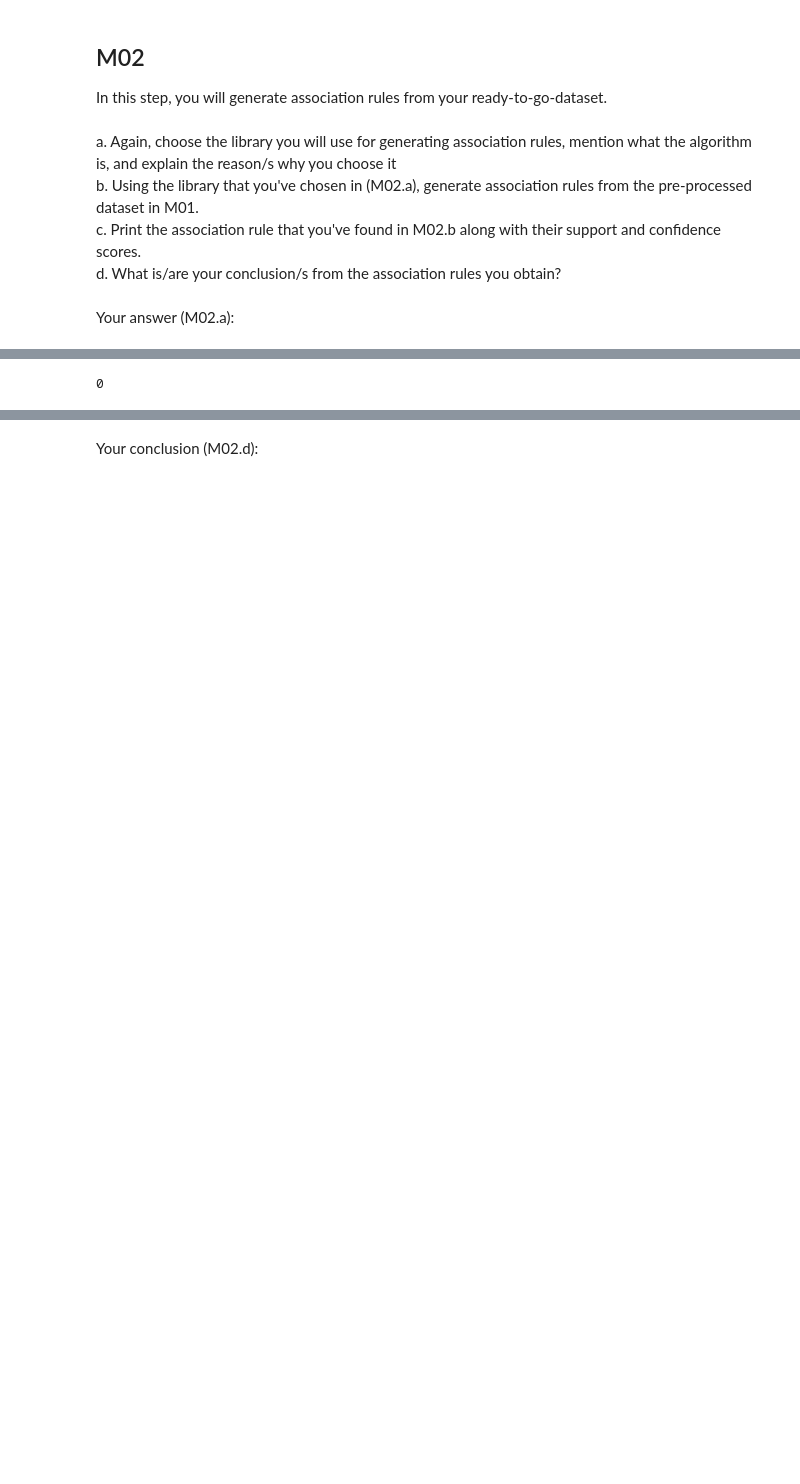
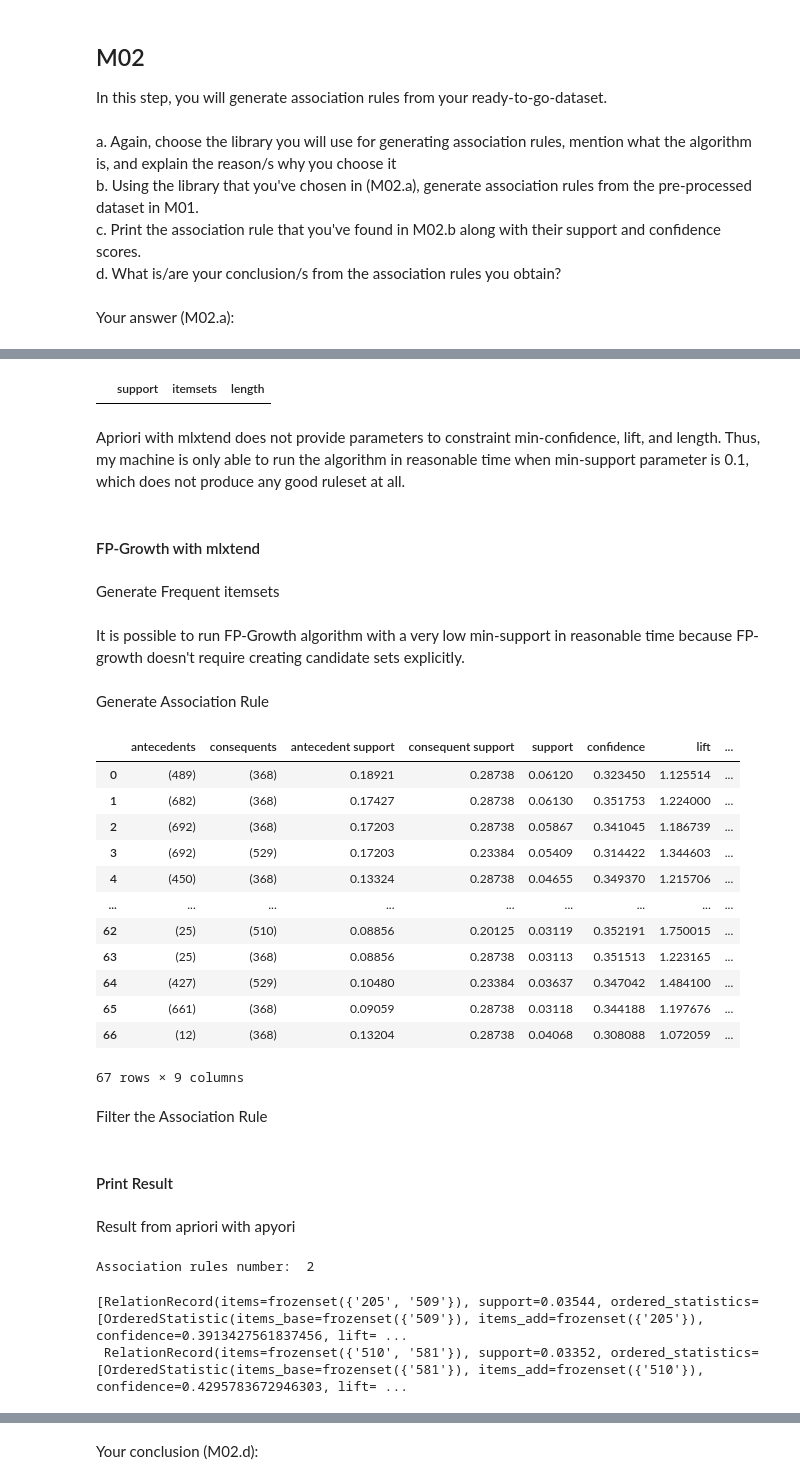
Before and after one commit to Kumaken/data-science-and-data-mining, a Jupyter notebook: Hands-ons/W7/W07_13517068_Abel_Stanley.ipynb, the cells around one changed output, grey strips where cells are left out. Drawn from its saved outputs; the diff is of its cells as text; code cells hidden in the pictures; blank space fills up the shorter version.

```diff
--- a/Hands-ons/W7/W07_13517068_Abel_Stanley.ipynb
+++ b/Hands-ons/W7/W07_13517068_Abel_Stanley.ipynb
@@ -151,5 +252,5 @@ import matplotlib.pyplot as plt
 import pandas as pd
 from apyori import apriori
 
-association_rules = apriori(item_belanja, min_support=min_support, min_confidence=0.2, min_lift=2, min_length=2)
-association_results = list(association_rules)
+association_rules = apriori(item_belanja, min_support=min_support, min_confidence=0.3, min_lift=2, min_length=2)
+apyori_association_rules = list(association_rules)
@@ -155,0 +279,39 @@ association_results = list(association_rules)
+# %%
+frequent_itemsets[ (frequent_itemsets['length'] > 1)]
+# %% [output]
+|  | support | itemsets | length |
+# %% [markdown]
+Apriori with mlxtend does not provide parameters to constraint min-confidence, lift, and length. Thus, my machine is only able to run the algorithm in reasonable time when min-support parameter is 0.1, which does not produce any good ruleset at all.
+# %% [markdown]
+#### FP-Growth with mlxtend
+# %% [markdown]
+Generate Frequent itemsets
+# %%
+from mlxtend.frequent_patterns import fpgrowth
+
+fp_growth_result = fpgrowth(df, min_support=min_support, use_colnames=True)
+# %% [markdown]
+It is possible to run FP-Growth algorithm with a very low min-support in reasonable time because FP-growth doesn't require creating candidate sets explicitly.
+# %% [markdown]
+Generate Association Rule
+# %%
+from mlxtend.frequent_patterns import association_rules
+
+fp_growth_association_rules = association_rules(fp_growth_result, metric="confidence", min_threshold=0.3)
+display(fp_growth_association_rules)
+# %% [output]
+|  | antecedents | consequents | antecedent support | consequent support | support | confidence | lift | ... |
+| 0 | (489) | (368) | 0.18921 | 0.28738 | 0.06120 | 0.323450 | 1.125514 | ... |
+| 1 | (682) | (368) | 0.17427 | 0.28738 | 0.06130 | 0.351753 | 1.224000 | ... |
+| 2 | (692) | (368) | 0.17203 | 0.28738 | 0.05867 | 0.341045 | 1.186739 | ... |
+| 3 | (692) | (529) | 0.17203 | 0.23384 | 0.05409 | 0.314422 | 1.344603 | ... |
+| 4 | (450) | (368) | 0.13324 | 0.28738 | 0.04655 | 0.349370 | 1.215706 | ... |
+| ... | ... | ... | ... | ... | ... | ... | ... | ... |
+| 62 | (25) | (510) | 0.08856 | 0.20125 | 0.03119 | 0.352191 | 1.750015 | ... |
+| 63 | (25) | (368) | 0.08856 | 0.28738 | 0.03113 | 0.351513 | 1.223165 | ... |
+| 64 | (427) | (529) | 0.10480 | 0.23384 | 0.03637 | 0.347042 | 1.484100 | ... |
+| 65 | (661) | (368) | 0.09059 | 0.28738 | 0.03118 | 0.344188 | 1.197676 | ... |
+| 66 | (12) | (368) | 0.13204 | 0.28738 | 0.04068 | 0.308088 | 1.072059 | ... |
+67 rows × 9 columns
+# %% [markdown]
+Filter the Association Rule
@@ -156,5 +320,12 @@ association_results = list(association_rules)
+# %% [markdown]
+#### Print Result
+# %% [markdown]
+Result from apriori with apyori
 # %%
 #put your code here for M02.c
-print(len(association_results))
+print("Association rules number: ", len(apyori_association_rules))
+display(apyori_association_rules)
 # %% [output]
-0
+Association rules number:  2
+[RelationRecord(items=frozenset({'205', '509'}), support=0.03544, ordered_statistics=[OrderedStatistic(items_base=frozenset({'509'}), items_add=frozenset({'205'}), confidence=0.3913427561837456, lift= ...
+ RelationRecord(items=frozenset({'510', '581'}), support=0.03352, ordered_statistics=[OrderedStatistic(items_base=frozenset({'581'}), items_add=frozenset({'510'}), confidence=0.4295783672946303, lift= ...
```
Also changed, not shown: parts of 22 cells of this notebook.
